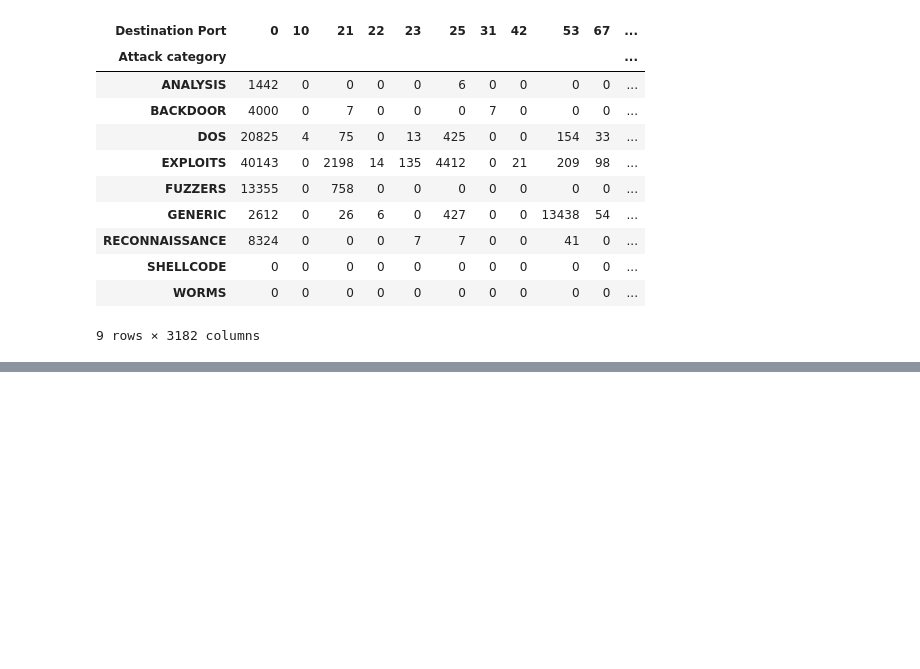
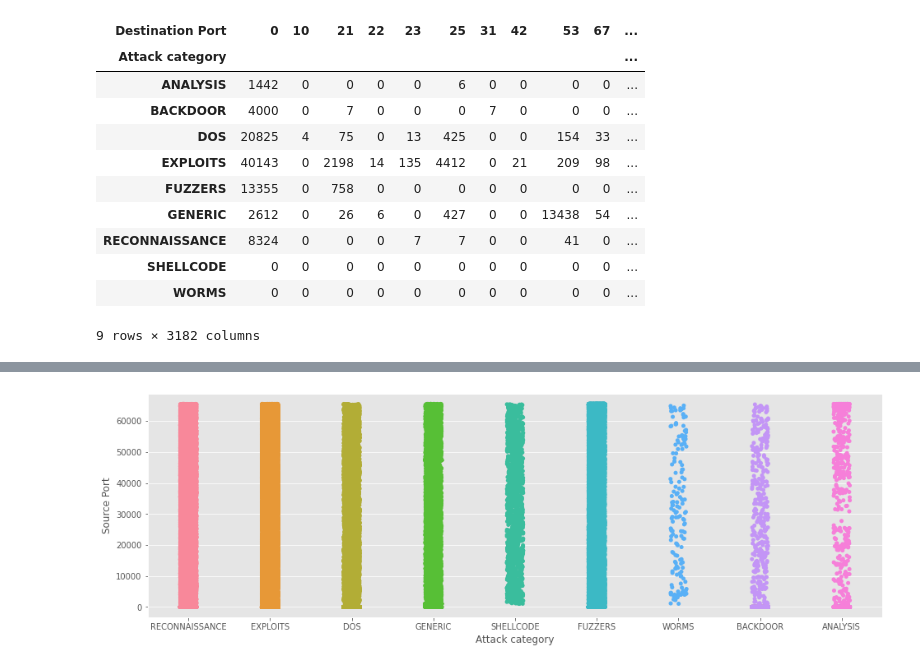
Before and after one commit to EddyGiusepe/Cyber_Security_1, a Jupyter notebook: CyberSecurity_Kaggle.ipynb, the cells around one changed output, grey strips where cells are left out. Saved outputs shown, nothing was run; the diff lists cells and outputs as text; code cells hidden in the pictures; blank space fills up the shorter version.

```diff
--- a/CyberSecurity_Kaggle.ipynb
+++ b/CyberSecurity_Kaggle.ipynb
@@ -797,0 +826,8 @@ df_crosstab
+# %%
+# Source ports (Portas de origem)
+
+plt.figure(figsize=(16,5))
+sns.stripplot(x='Attack category',y='Source Port',data=newdf)
+plt.show()
+# %% [output]
+[figure, added]
```
Also changed, not shown: parts of 12 cells of this notebook.
